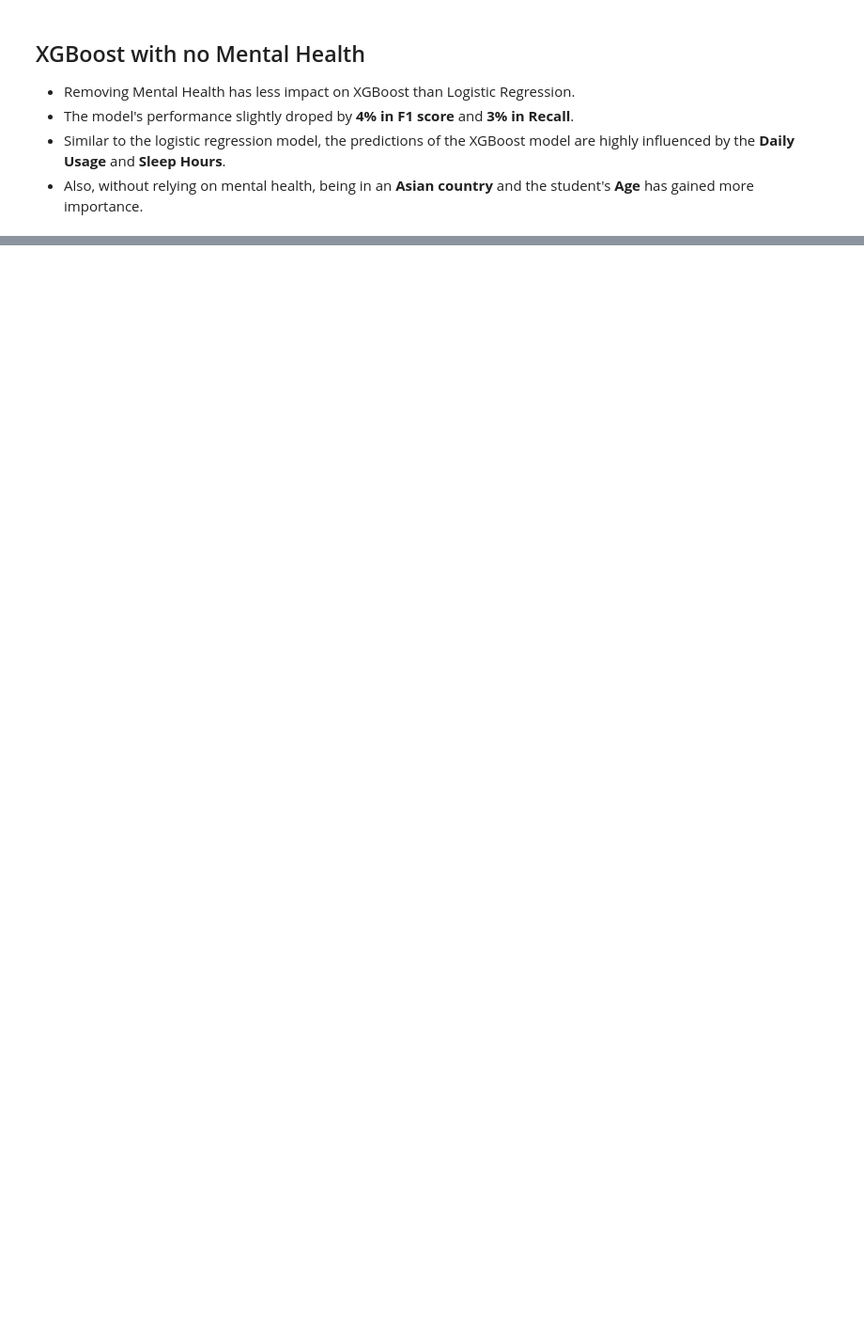
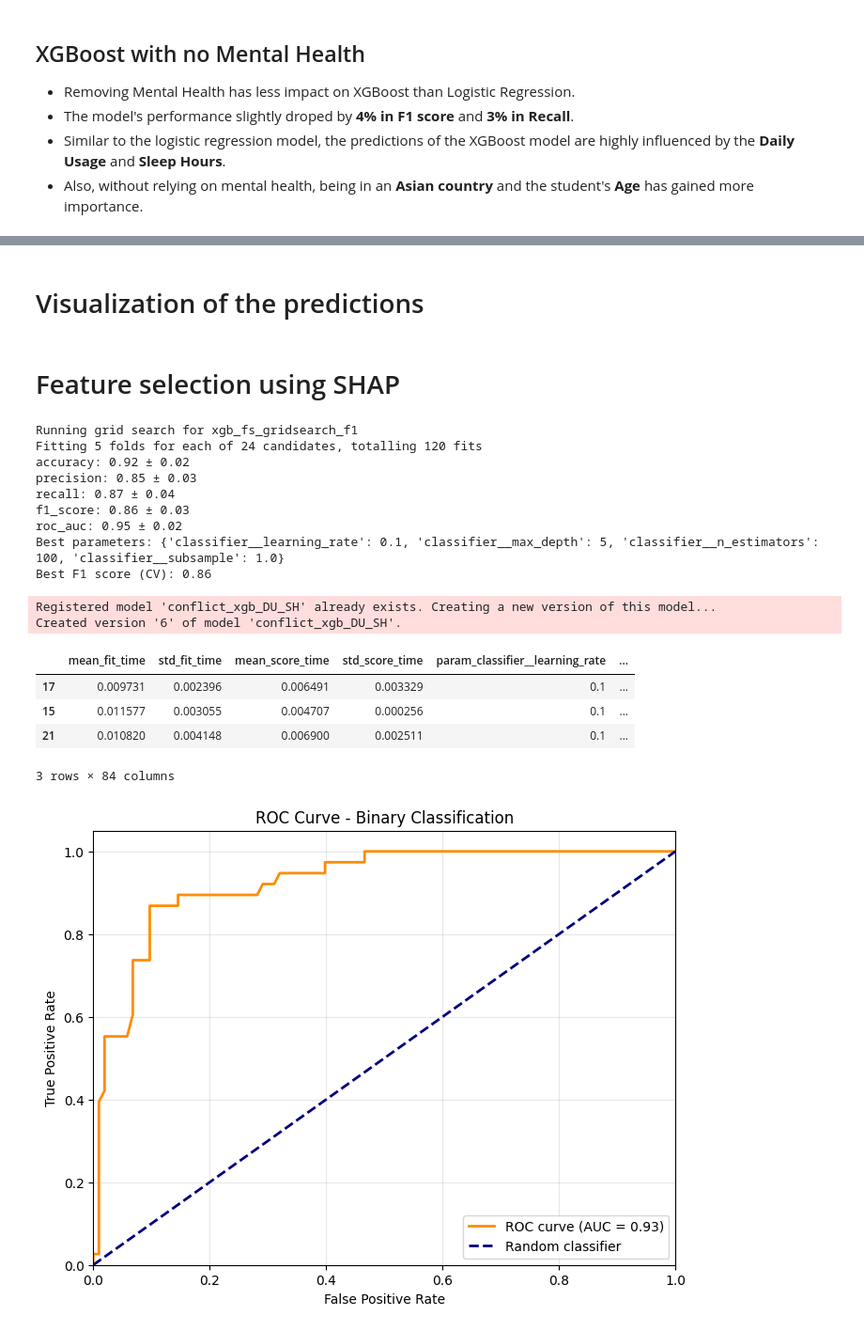
Before and after one commit to numberwrangler/SDS-CP029-social-sphere, a Jupyter notebook: submissions/team-members/bob-hosseini/notebooks/02_classification.ipynb, the cells around one changed output, grey strips where cells are left out. Shown at 94% size. Drawn from its saved outputs; the diff is of its cells as text; code cells hidden in the pictures; blank space fills up the shorter version.

Commit message:
multi_class+ROC+prediction viz

```diff
--- a/submissions/team-members/bob-hosseini/notebooks/02_classification.ipynb
+++ b/submissions/team-members/bob-hosseini/notebooks/02_classification.ipynb
@@ -632,0 +635,2 @@ Created version '2' of model 'conflict_xgb_no_mh'.
+# %% [markdown]
+# Visualization of the predictions
@@ -632,0 +675,56 @@ Created version '2' of model 'conflict_xgb_no_mh'.
+# %% [markdown]
+# Feature selection using SHAP
+# %%
+# Using Daily_usage, Sleep_hours, Country_Asia, and Platform_Tiktok to predict Conflicts
+
+numeric_cols = ['Daily_Usage', 'Sleep_Hrs']
+
+# Create a transformer that simply drops the Mental_Health_Score column
+preprocessor_fs = ColumnTransformer([
+    # ('bools',   binary_transformer,   binary_cats),
+    # ('low_ohe', low_card_transformer, low_card_cols),
+    # ('high_ohe',high_card_transformer,high_card_cols),
+    # ('cty_ohe', country_transformer,  country_col),
+    ('nums',    numeric_transformer,  numeric_cols),
+], remainder='drop')
+
+# Build a new pipeline that drops the column, then applies your old preprocessor
+xgb_pipeline_fs = Pipeline([
+    ('preprocessing', preprocessor_fs),
+    ('classifier',    xgb_clf)
+])
+
+best_xgb_fs, xgb_grid_search_result_fs, fig_sum, fig_roc = run_classification_gridsearch_experiment(
+    name="xgb_fs_gridsearch_f1",
+    pipeline=xgb_pipeline_fs,
+    param_grid=xgb_param_grid,
+    X_train=X_train_full,
+    y_train=y_train_full,
+    X_test=X_test,
+    y_test=y_test,
+    cv=cv,
+    scoring=scoring,
+    dataset=mlflow_dataset,
+    registered_model_name=f"conflict_xgb_DU_SH",
+    feature_set="['Daily_Usage', 'Sleep_Hrs']",
+    verbose=True
+)
+display(fig_roc)
+# %% [output]
+Running grid search for xgb_fs_gridsearch_f1
+Fitting 5 folds for each of 24 candidates, totalling 120 fits
+accuracy: 0.92 ± 0.02
+precision: 0.85 ± 0.03
+recall: 0.87 ± 0.04
+f1_score: 0.86 ± 0.03
+roc_auc: 0.95 ± 0.02
+Best parameters: {'classifier__learning_rate': 0.1, 'classifier__max_depth': 5, 'classifier__n_estimators': 100, 'classifier__subsample': 1.0}
+Best F1 score (CV): 0.86
+Registered model 'conflict_xgb_DU_SH' already exists. Creating a new version of this model...
+Created version '6' of model 'conflict_xgb_DU_SH'.
+|  | mean_fit_time | std_fit_time | mean_score_time | std_score_time | param_classifier__learning_rate | ... |
+| 17 | 0.009731 | 0.002396 | 0.006491 | 0.003329 | 0.1 | ... |
+| 15 | 0.011577 | 0.003055 | 0.004707 | 0.000256 | 0.1 | ... |
+| 21 | 0.010820 | 0.004148 | 0.006900 | 0.002511 | 0.1 | ... |
+3 rows × 84 columns
+[figure, added]
```
Also changed, not shown: parts of 14 cells of this notebook, 2 other files.
